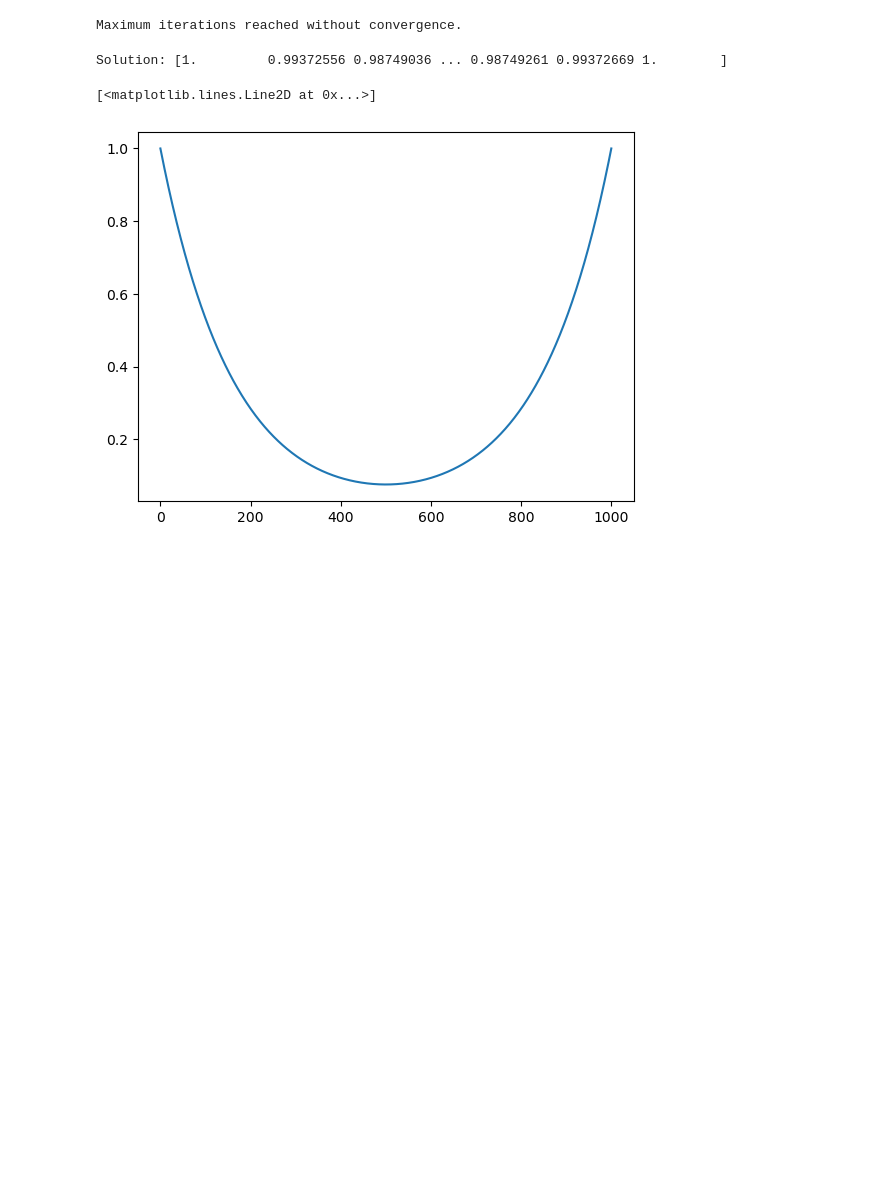
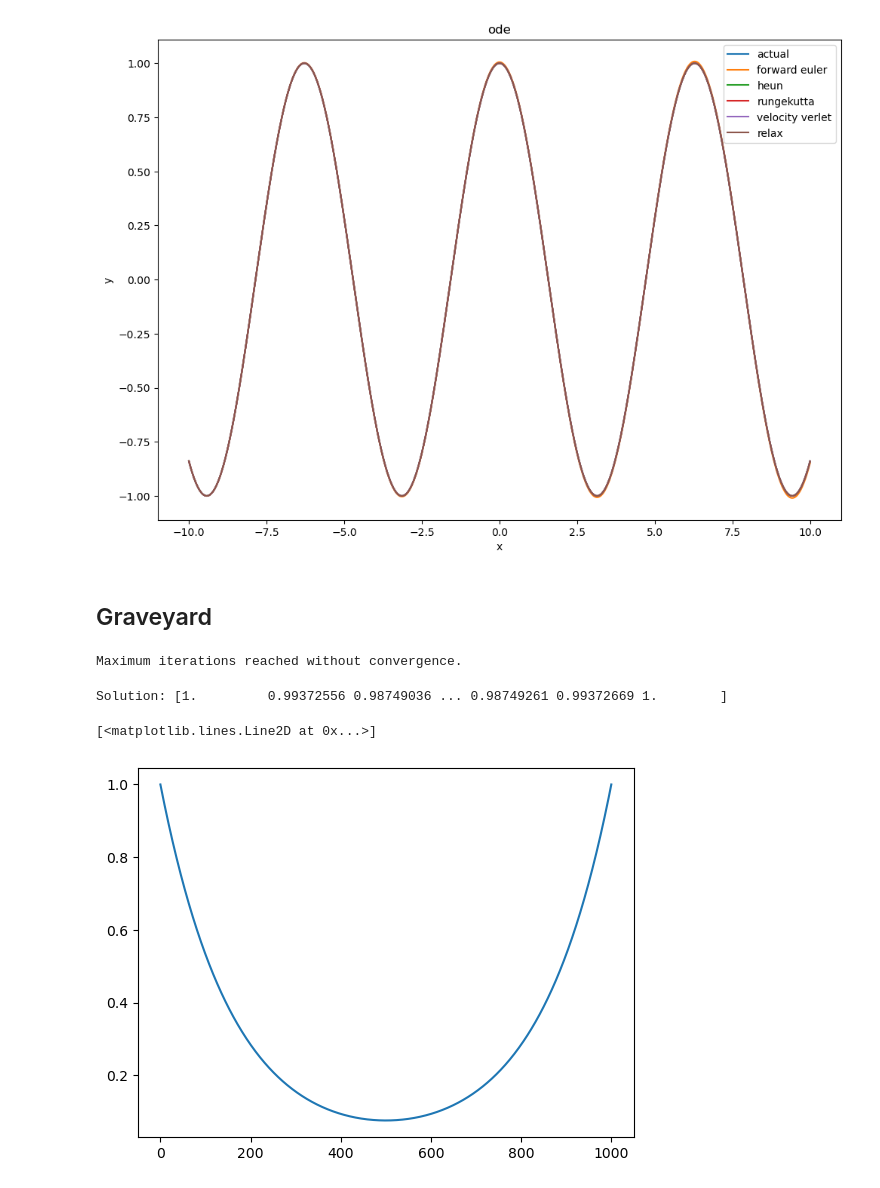
Before and after one commit to neozhonghao/optimize_pde, a Jupyter notebook: differential equation.ipynb, the cells around one changed output. Saved outputs shown, nothing was run; the diff lists cells and outputs as text; code cells hidden in the pictures; blank space fills up the shorter version.

```diff
--- a/differential equation.ipynb
+++ b/differential equation.ipynb
@@ -127,11 +172,56 @@ for i in range(1,x.shape[0]):
     f1 = f(x_i+h, y_i+h*yp_i, yp_i+h*f0)
 
     y_velocityverlet[i] = y_i + h*yp_i + 0.5*(h**2)*f0
-    yp_velocityverlet[i] = yp_i + 0.5*(h**2)*(f0+f1)
+    yp_velocityverlet[i] = yp_i + 0.5*h*(f0+f1)
 
     x_i = x[i]
     y_i = y_velocityverlet[i]
     yp_i = yp_velocityverlet[i]
+# %%
+y_relax = np.zeros(x.shape)
+y_relax[0] = y_actual[0]
+y_relax[-1] = y_actual[-1]
+
+a = 1
+# b = (h**2)-2
+# b = -4*(h**2)-2
+b = (h**2)-2
+c = 1
+
+# def d(x):
+#     return (h**2)*2* np.cos(x)
+
+def d(x):
+    return 0
+
+theta = np.zeros(x.shape)
+phi = np.zeros(x.shape)
+
+theta[0] = 0 # = -c0/b0 where c0=0 and b0=1
+phi[0] = y_relax[0] # = -d0/b0 where d0=y_relax[0] and b0=1
+for i in range(1,x.shape[0]-1):
+    denom = 1/(a*theta[i-1]+b)
+    theta[i] = (-c)*denom
+    phi[i] = (d(x[i])-a*phi[i-1])*denom
+
+for i in range(1,x.shape[0]-1):
+    y_relax[-i-1] = theta[-i-1]*y_relax[-i]+phi[-i-1]
+# %%
+y = np.zeros((6,x.shape[0]))
+y[0,:] = y_actual
+y[1,:] = y_forwardeuler
+y[2,:] = y_heun
+y[3,:] = y_rungekutta
+y[4,:] = y_velocityverlet
+y[5,:] = y_relax
+# labels = ['actual', 'forward euler', 'heun', 'rungekutta', 'velocity verlet', 'gaussseidel']
+labels = ['actual', 'forward euler', 'heun', 'rungekutta', 'velocity verlet', 'relax']
+title = 'ode'
+fig = plotter(x, y, labels, title)
+# %% [output]
+[figure, new version]
+# %% [markdown]
+## Graveyard
 # %%
 rng = np.random.default_rng()
 y_gaussseidel = rng.uniform(-1,1,x.shape[0])
```
Also changed, not shown: parts of 12 cells of this notebook.
